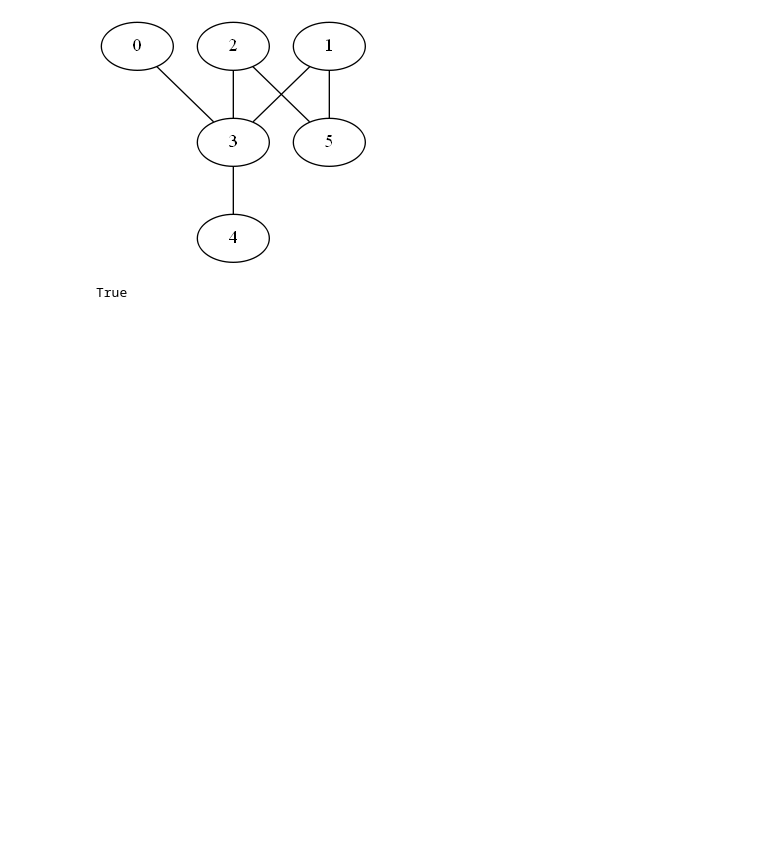
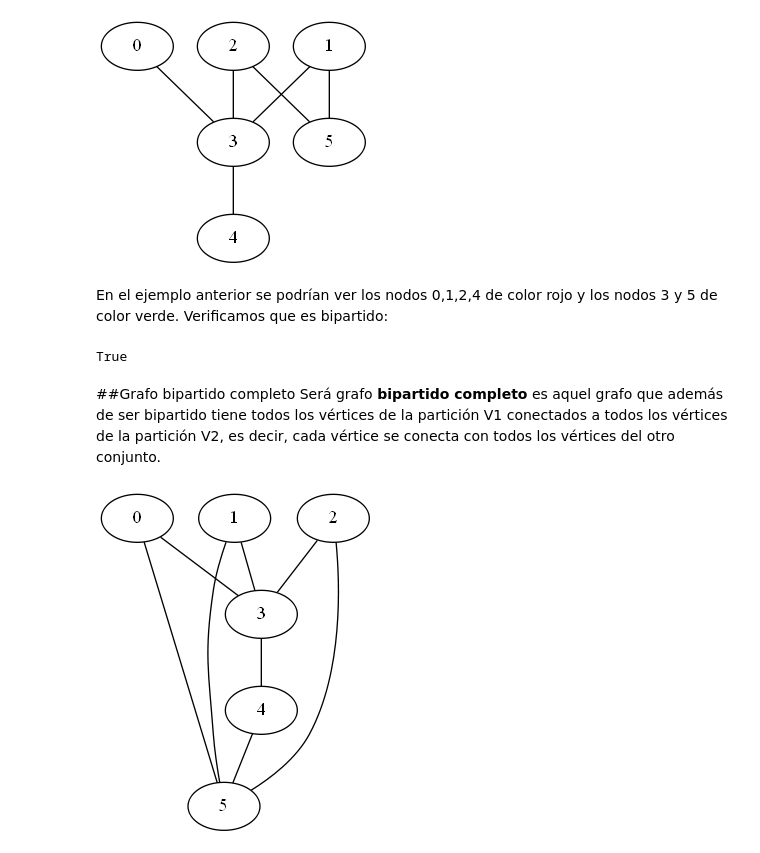
Before and after one commit to adrinfer/Grafos-Jupyter-Notebook, a Jupyter notebook: prueba1.ipynb, the cells around one changed output. Saved outputs shown, nothing was run; the diff lists cells and outputs as text; code cells hidden in the pictures; blank space fills up the shorter version.

```diff
--- a/prueba1.ipynb
+++ b/prueba1.ipynb
@@ -294,4 +291,20 @@ Verificamos que es bipartido:
+# %% [markdown]
+En el ejemplo anterior se podrían ver los nodos 0,1,2,4 de color rojo y los nodos 3 y 5 de color verde.
+Verificamos que es bipartido:
 # %%
 nx.is_bipartite(grafoBipartido)
 # %% [output]
 True
+# %% [markdown]
+##Grafo bipartido completo
+Será grafo <b>bipartido completo</b> es aquel grafo que además de ser bipartido tiene todos los vértices de la
+partición V1 conectados a todos los vértices de la partición V2, es decir, cada vértice se conecta con todos
+los vértices del otro conjunto.
+# %%
+grafoBipartidoCompleto = nx.Graph()
+bundle = nx.path_graph(6)
+grafoBipartidoCompleto.add_nodes_from(bundle)
+grafoBipartidoCompleto.add_edges_from([(0,3), (0,5), (1,3), (1,5), (2,3),(2,5),(3,4),(4,5)])
+draw(grafoBipartidoCompleto, show='ipynb')
+# %% [output]
+[figure, added]
```
Also changed, not shown: parts of 2 cells of this notebook.
